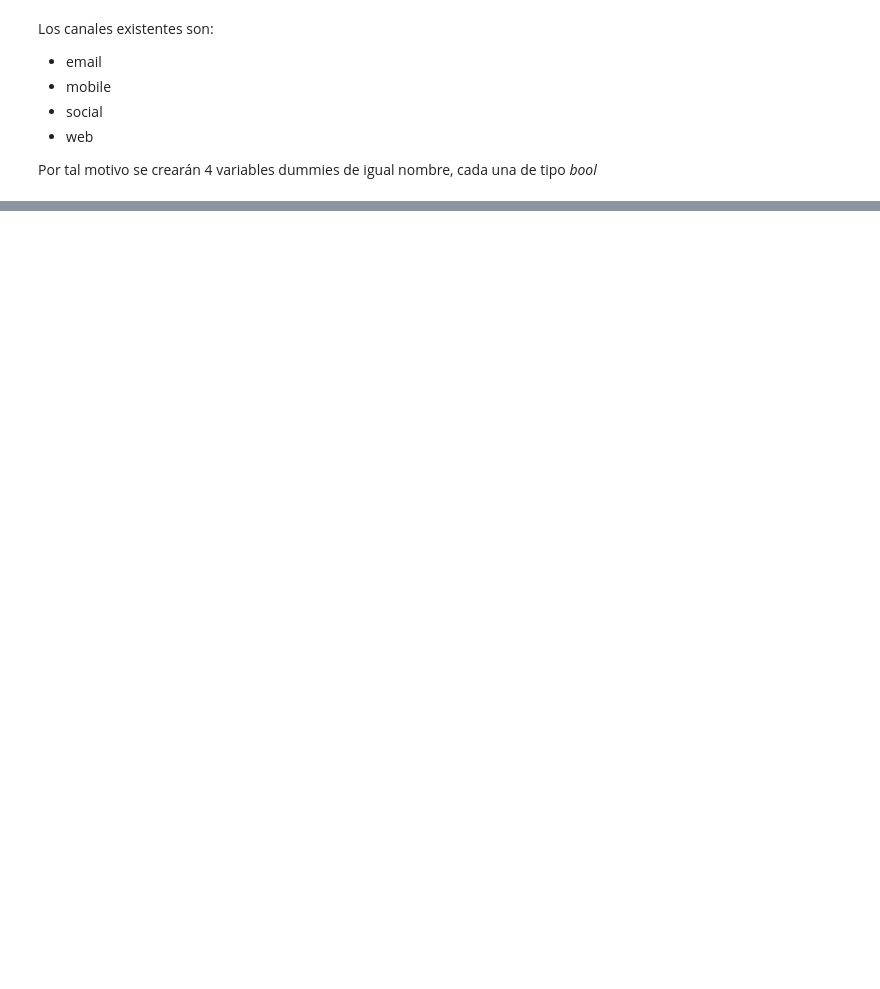
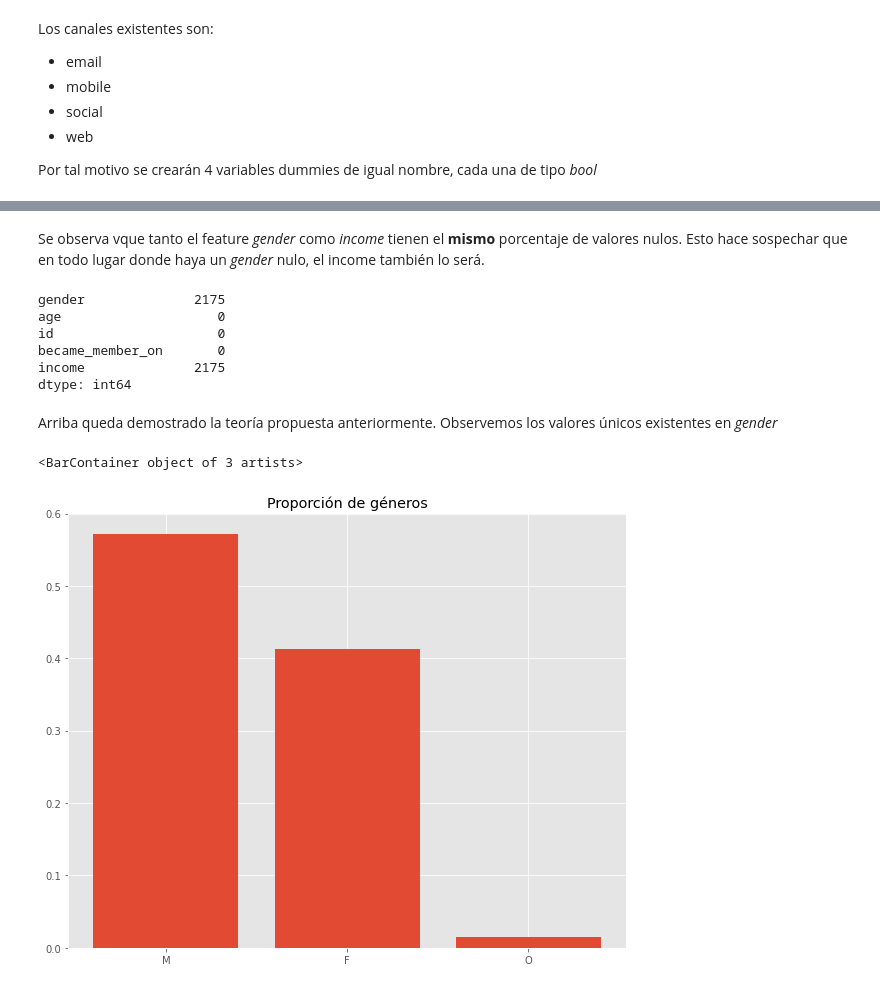
Before and after one commit to EmilianoLS/Data-Science, a Jupyter notebook: Starbucks_KMeans/starbucks_segment_analysis.ipynb, the cells around one changed output, grey strips where cells are left out. Drawn from its saved outputs; the diff is of its cells as text; code cells hidden in the pictures; blank space fills up the shorter version.

```diff
--- a/Starbucks_KMeans/starbucks_segment_analysis.ipynb
+++ b/Starbucks_KMeans/starbucks_segment_analysis.ipynb
@@ -4,7 +4,11 @@
 import pandas as pd
 import numpy as np
 import matplotlib.pyplot as plt
+import seaborn as sns
+import plotly.express as px
 import json
+
+plt.style.use('ggplot')
 # %%
 # Json file links
 portfolio_url  = 'https://raw.githubusercontent.com/seifip/starbucks-customer-segmentation/master/data/portfolio.json'
@@ -101,0 +138,7 @@ for i in range(len(portfolio)):
+# %%
+# Primero convierto el int en una variable str para luego utilizar la funcion
+# to datetime
+profile['became_member_on'] = [str(x) for x in profile['became_member_on']]
+
+# Convierto a datetime
+profile['became_member_on'] = pd.to_datetime(profile['became_member_on'])
@@ -101,0 +168,25 @@ for i in range(len(portfolio)):
+# %% [markdown]
+Se observa vque tanto el feature *gender* como *income* tienen el **mismo** porcentaje de valores nulos. Esto hace sospechar que en todo lugar donde haya un *gender* nulo, el income también lo será.
+# %%
+profile.loc[profile['gender'].isna()].isna().sum()
+# %% [output]
+gender              2175
+age                    0
+id                     0
+became_member_on       0
+income              2175
+dtype: int64
+# %% [markdown]
+Arriba queda demostrado la teoría propuesta anteriormente. Observemos los valores únicos existentes en *gender*
+# %%
+# Obtenemos las heights e index para graficar las proporciones de cada tipo de genero
+value_gender = profile.gender.value_counts(normalize = True).values
+index_gender = profile.gender.value_counts(normalize = True).index
+
+# Ploteamos
+plt.figure(figsize = (10,8))
+plt.title('Proporción de géneros')
+plt.bar(index_gender, value_gender)
+# %% [output]
+<BarContainer object of 3 artists>
+[figure, added]
```
Also changed, not shown: parts of 25 cells of this notebook.
